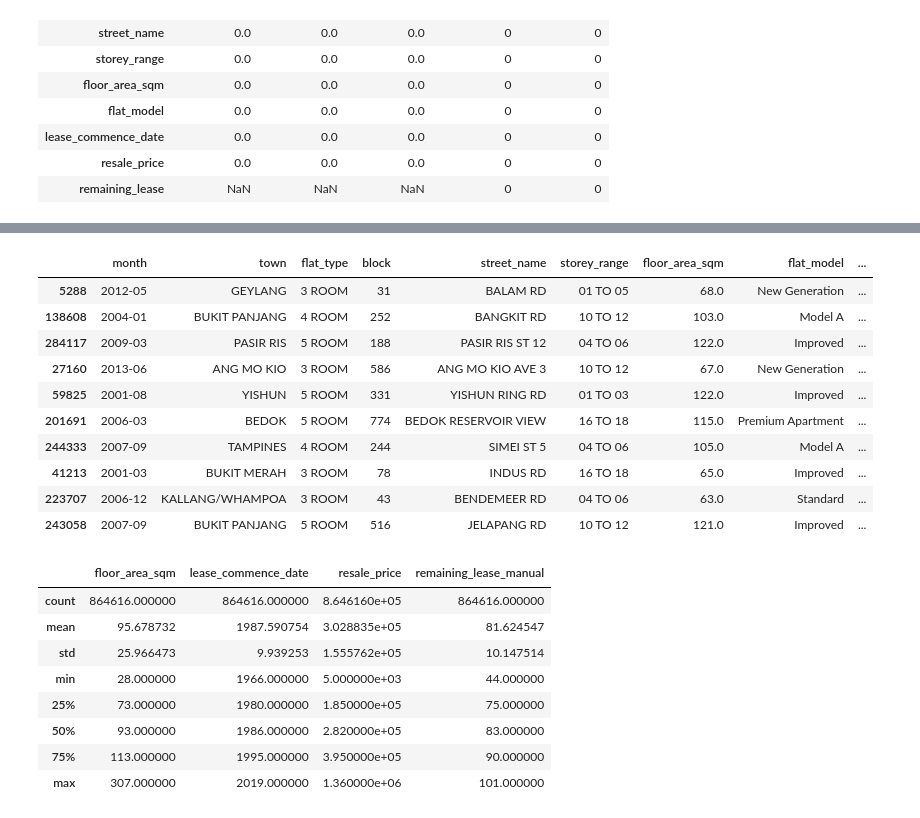
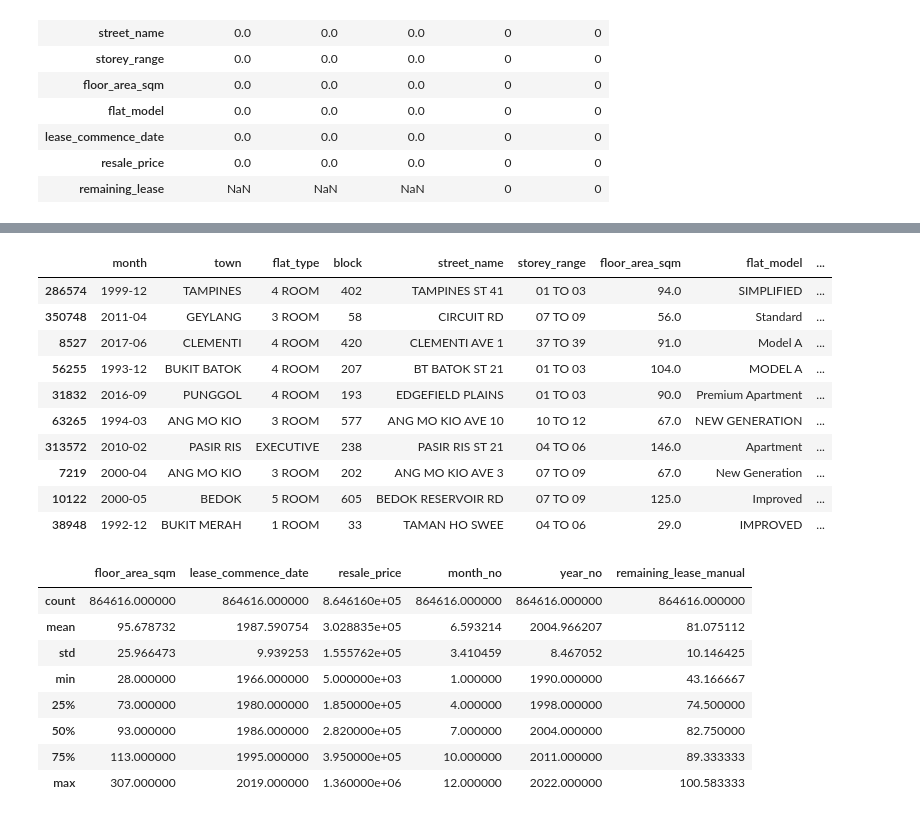
Before and after one commit to coord-geom/cs5131-assignment1, a Jupyter notebook: main.ipynb, the cells around one changed output, grey strips where cells are left out. Drawn from its saved outputs; the diff is of its cells as text; code cells hidden in the pictures.

```diff
--- a/main.ipynb
+++ b/main.ipynb
@@ -113,0 +119,6 @@ dtype: object
+# %%
+# Adding columns representing the columns for the month and year
+flatPriceCollated["month_no"] = (flatPriceCollated.month.str[5:]).astype(int)
+flatPriceCollated["year_no"] = (flatPriceCollated.month.str[:4]).astype(int)
+
+display(flatPriceCollated.sample(10))
@@ -114,35 +137,35 @@ dtype: object
 # %%
 # This is the aforementioned calculation for the remaining lease of a house with respect to when the house was resold. We
 # first implement the creation of the column "remaining_lease_manual"
 def calcYearsLeft(row):
-  row.remaining_lease_manual = row.lease_commence_date + 99 - int(str(row.month)[:4])
+  row.remaining_lease_manual = row.lease_commence_date + 99 - (row.year_no + row.month_no/12)
   return row
 
 flatPriceCollated["remaining_lease_manual"] = 0
 flatPriceCollated = flatPriceCollated.apply(calcYearsLeft, axis='columns')
 display(flatPriceCollated.sample(10))
 flatPriceCollated.describe()
 # %% [output]
 |  | month | town | flat_type | block | street_name | storey_range | floor_area_sqm | flat_model | ... |
-| 5288 | 2012-05 | GEYLANG | 3 ROOM | 31 | BALAM RD | 01 TO 05 | 68.0 | New Generation | ... |
-| 138608 | 2004-01 | BUKIT PANJANG | 4 ROOM | 252 | BANGKIT RD | 10 TO 12 | 103.0 | Model A | ... |
-| 284117 | 2009-03 | PASIR RIS | 5 ROOM | 188 | PASIR RIS ST 12 | 04 TO 06 | 122.0 | Improved | ... |
-| 27160 | 2013-06 | ANG MO KIO | 3 ROOM | 586 | ANG MO KIO AVE 3 | 10 TO 12 | 67.0 | New Generation | ... |
-| 59825 | 2001-08 | YISHUN | 5 ROOM | 331 | YISHUN RING RD | 01 TO 03 | 122.0 | Improved | ... |
-| 201691 | 2006-03 | BEDOK | 5 ROOM | 774 | BEDOK RESERVOIR VIEW | 16 TO 18 | 115.0 | Premium Apartment | ... |
-| 244333 | 2007-09 | TAMPINES | 4 ROOM | 244 | SIMEI ST 5 | 04 TO 06 | 105.0 | Model A | ... |
-| 41213 | 2001-03 | BUKIT MERAH | 3 ROOM | 78 | INDUS RD | 16 TO 18 | 65.0 | Improved | ... |
-| 223707 | 2006-12 | KALLANG/WHAMPOA | 3 ROOM | 43 | BENDEMEER RD | 04 TO 06 | 63.0 | Standard | ... |
-| 243058 | 2007-09 | BUKIT PANJANG | 5 ROOM | 516 | JELAPANG RD | 10 TO 12 | 121.0 | Improved | ... |
+| 286574 | 1999-12 | TAMPINES | 4 ROOM | 402 | TAMPINES ST 41 | 01 TO 03 | 94.0 | SIMPLIFIED | ... |
+| 350748 | 2011-04 | GEYLANG | 3 ROOM | 58 | CIRCUIT RD | 07 TO 09 | 56.0 | Standard | ... |
+| 8527 | 2017-06 | CLEMENTI | 4 ROOM | 420 | CLEMENTI AVE 1 | 37 TO 39 | 91.0 | Model A | ... |
+| 56255 | 1993-12 | BUKIT BATOK | 4 ROOM | 207 | BT BATOK ST 21 | 01 TO 03 | 104.0 | MODEL A | ... |
+| 31832 | 2016-09 | PUNGGOL | 4 ROOM | 193 | EDGEFIELD PLAINS | 01 TO 03 | 90.0 | Premium Apartment | ... |
+| 63265 | 1994-03 | ANG MO KIO | 3 ROOM | 577 | ANG MO KIO AVE 10 | 10 TO 12 | 67.0 | NEW GENERATION | ... |
+| 313572 | 2010-02 | PASIR RIS | EXECUTIVE | 238 | PASIR RIS ST 21 | 04 TO 06 | 146.0 | Apartment | ... |
+| 7219 | 2000-04 | ANG MO KIO | 3 ROOM | 202 | ANG MO KIO AVE 3 | 07 TO 09 | 67.0 | New Generation | ... |
+| 10122 | 2000-05 | BEDOK | 5 ROOM | 605 | BEDOK RESERVOIR RD | 07 TO 09 | 125.0 | Improved | ... |
+| 38948 | 1992-12 | BUKIT MERAH | 1 ROOM | 33 | TAMAN HO SWEE | 04 TO 06 | 29.0 | IMPROVED | ... |
-|  | floor_area_sqm | lease_commence_date | resale_price | remaining_lease_manual |
-| count | 864616.000000 | 864616.000000 | 8.646160e+05 | 864616.000000 |
-| mean | 95.678732 | 1987.590754 | 3.028835e+05 | 81.624547 |
-| std | 25.966473 | 9.939253 | 1.555762e+05 | 10.147514 |
-| min | 28.000000 | 1966.000000 | 5.000000e+03 | 44.000000 |
-| 25% | 73.000000 | 1980.000000 | 1.850000e+05 | 75.000000 |
-| 50% | 93.000000 | 1986.000000 | 2.820000e+05 | 83.000000 |
-| 75% | 113.000000 | 1995.000000 | 3.950000e+05 | 90.000000 |
-| max | 307.000000 | 2019.000000 | 1.360000e+06 | 101.000000 |
+|  | floor_area_sqm | lease_commence_date | resale_price | month_no | year_no | remaining_lease_manual |
+| count | 864616.000000 | 864616.000000 | 8.646160e+05 | 864616.000000 | 864616.000000 | 864616.000000 |
+| mean | 95.678732 | 1987.590754 | 3.028835e+05 | 6.593214 | 2004.966207 | 81.075112 |
+| std | 25.966473 | 9.939253 | 1.555762e+05 | 3.410459 | 8.467052 | 10.146425 |
+| min | 28.000000 | 1966.000000 | 5.000000e+03 | 1.000000 | 1990.000000 | 43.166667 |
+| 25% | 73.000000 | 1980.000000 | 1.850000e+05 | 4.000000 | 1998.000000 | 74.500000 |
+| 50% | 93.000000 | 1986.000000 | 2.820000e+05 | 7.000000 | 2004.000000 | 82.750000 |
+| 75% | 113.000000 | 1995.000000 | 3.950000e+05 | 10.000000 | 2011.000000 | 89.333333 |
+| max | 307.000000 | 2019.000000 | 1.360000e+06 | 12.000000 | 2022.000000 | 100.583333 |
 # %%
 # verifying the validity of my proposed computation
 
```
Also changed, not shown: parts of 19 cells of this notebook, 1 other file.
